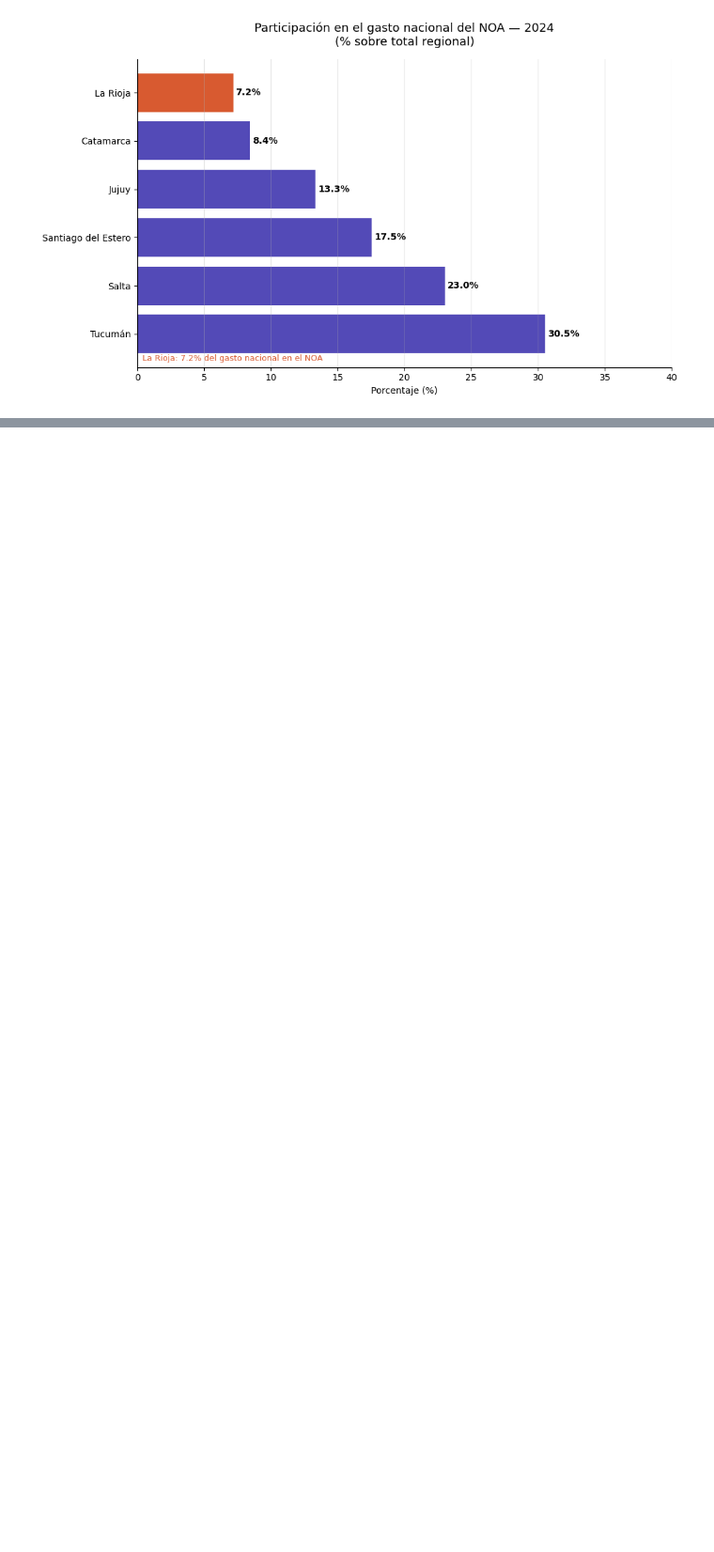
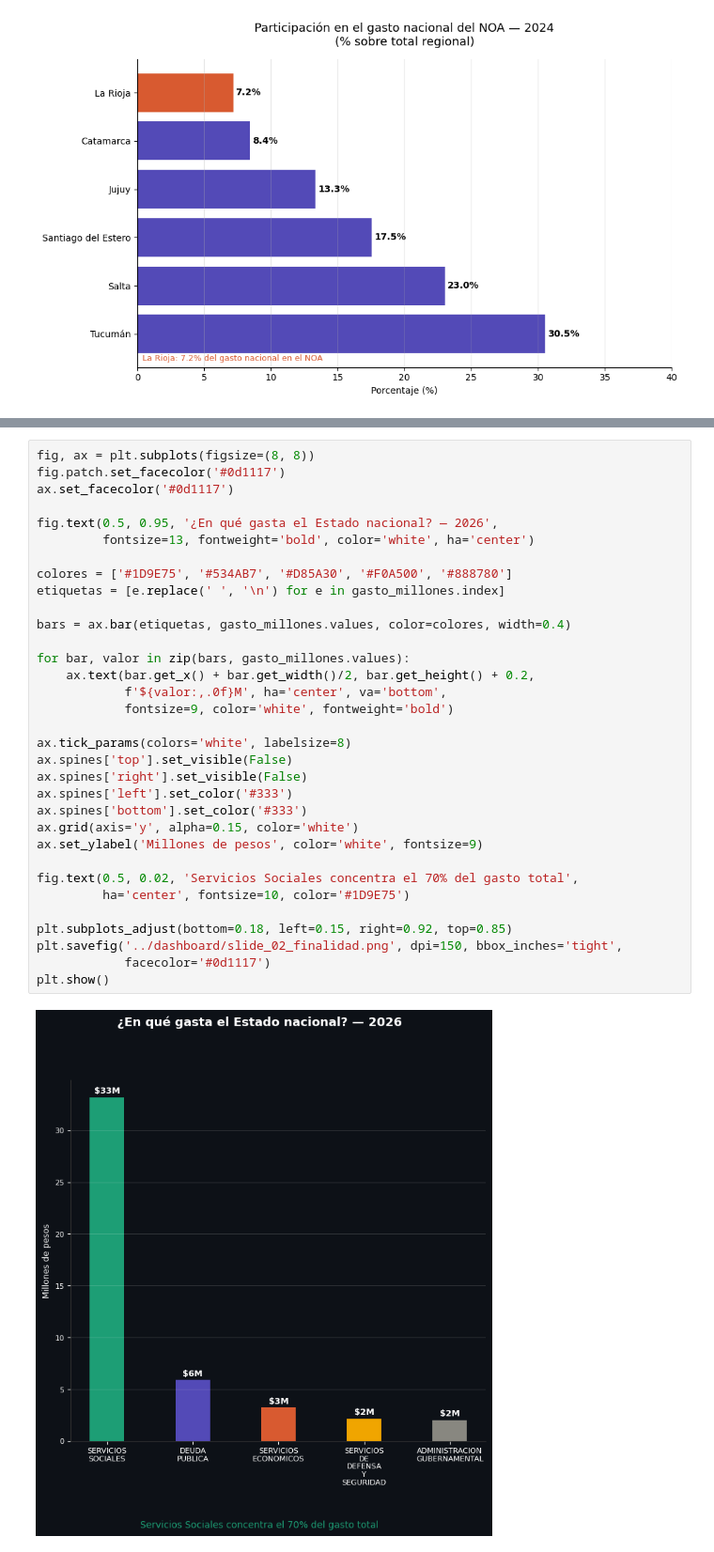
Before and after one commit to yaninard891/GastoPublico-LR, a Jupyter notebook: notebooks/01_gasto_publico_exploracion.ipynb, the cells around one changed output, grey strips where cells are left out. Shown at 94% size. Saved outputs shown, nothing was run; the diff lists cells and outputs as text; blank space fills up the shorter version.

```diff
--- a/notebooks/01_gasto_publico_exploracion.ipynb
+++ b/notebooks/01_gasto_publico_exploracion.ipynb
@@ -542,0 +621,35 @@ plt.show()
+# %%
+fig, ax = plt.subplots(figsize=(8, 8))
+fig.patch.set_facecolor('#0d1117')
+ax.set_facecolor('#0d1117')
+
+fig.text(0.5, 0.95, '¿En qué gasta el Estado nacional? — 2026',
+         fontsize=13, fontweight='bold', color='white', ha='center')
+
+colores = ['#1D9E75', '#534AB7', '#D85A30', '#F0A500', '#888780']
+etiquetas = [e.replace(' ', '\n') for e in gasto_millones.index]
+
+bars = ax.bar(etiquetas, gasto_millones.values, color=colores, width=0.4)
+
+for bar, valor in zip(bars, gasto_millones.values):
+    ax.text(bar.get_x() + bar.get_width()/2, bar.get_height() + 0.2,
+            f'${valor:,.0f}M', ha='center', va='bottom',
+            fontsize=9, color='white', fontweight='bold')
+
+ax.tick_params(colors='white', labelsize=8)
+ax.spines['top'].set_visible(False)
+ax.spines['right'].set_visible(False)
+ax.spines['left'].set_color('#333')
+ax.spines['bottom'].set_color('#333')
+ax.grid(axis='y', alpha=0.15, color='white')
+ax.set_ylabel('Millones de pesos', color='white', fontsize=9)
+
+fig.text(0.5, 0.02, 'Servicios Sociales concentra el 70% del gasto total',
+         ha='center', fontsize=10, color='#1D9E75')
+
+plt.subplots_adjust(bottom=0.18, left=0.15, right=0.92, top=0.85)
+plt.savefig('../dashboard/slide_02_finalidad.png', dpi=150, bbox_inches='tight',
+            facecolor='#0d1117')
+plt.show()
+# %% [output]
+[figure, added]
```
Also changed, not shown: parts of 8 cells of this notebook, 9 other files.
